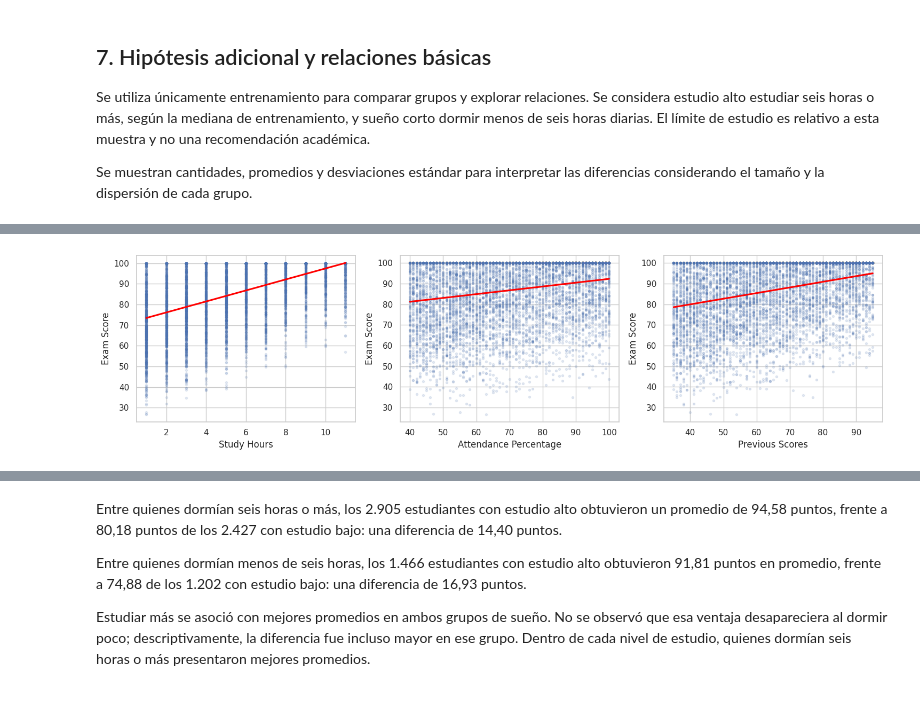
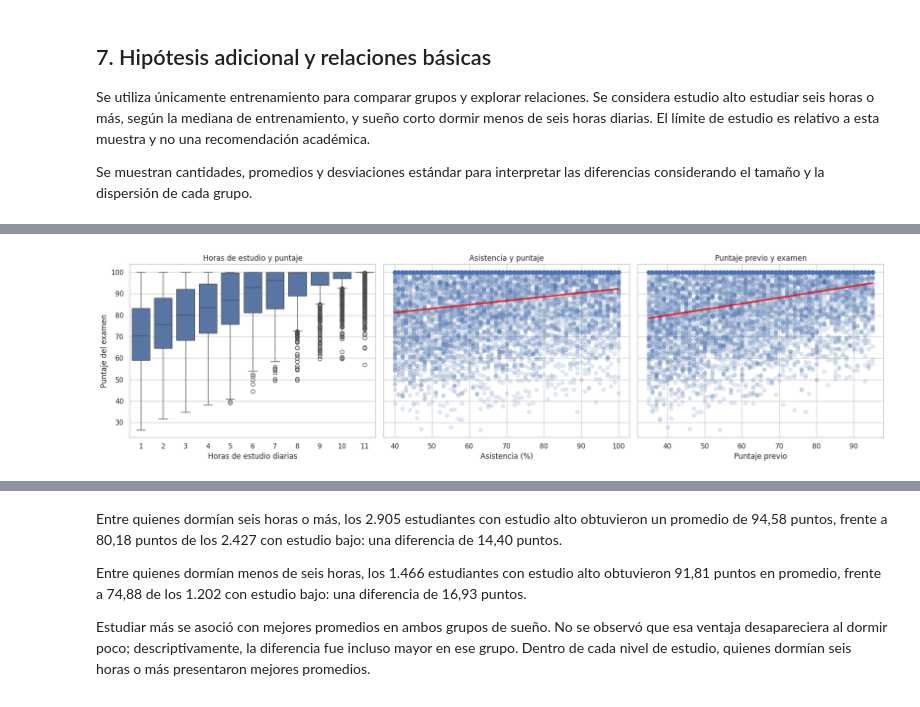
Before and after one commit to CapitanPio/tareasofi, a Jupyter notebook: reporte_rendimiento_estudiantil.ipynb, the cells around one changed output, grey strips where cells are left out. Saved outputs shown, nothing was run; the diff lists cells and outputs as text; code cells hidden in the pictures.

```diff
--- a/reporte_rendimiento_estudiantil.ipynb
+++ b/reporte_rendimiento_estudiantil.ipynb
@@ -495,65 +352,55 @@ Se utiliza únicamente entrenamiento para comparar grupos y explorar relaciones.
 
 Se muestran cantidades, promedios y desviaciones estándar para interpretar las diferencias considerando el tamaño y la dispersión de cada grupo.
 # %%
-datos_hipotesis = datos_entrenamiento.dropna(
-    subset=["Study Hours", "Sleep Hours"]
-).copy()
+# Organizar los tres gráficos en una sola fila.
+figura, ejes = plt.subplots(
+    1,
+    3,
+    figsize=(18, 5),
+    sharey=True,
+)
 
-if len(datos_hipotesis) == 0:
-    print(
-        "No hay datos completos de estudio y sueño para esta comparación."
-    )
-else:
-    mediana_horas_estudio = datos_entrenamiento["Study Hours"].median()
+# Primer gráfico: puntajes agrupados por horas de estudio.
+sns.boxplot(
+    data=datos_entrenamiento,
+    x="Study Hours",
+    y="Exam Score",
+    ax=ejes[0],
+)
 
-    datos_hipotesis["Grupo de estudio"] = np.where(
-        datos_hipotesis["Study Hours"] >= mediana_horas_estudio,
-        "Igual o superior a la mediana",
-        "Inferior a la mediana",
-    )
-    datos_hipotesis["Grupo de sueño"] = np.where(
-        datos_hipotesis["Sleep Hours"] < 6,
-        "Menos de 6 horas",
-        "6 horas o más",
-    )
+ejes[0].set_title("Horas de estudio y puntaje")
+ejes[0].set_xlabel("Horas de estudio diarias")
+ejes[0].set_ylabel("Puntaje del examen")
 
-    comparacion_hipotesis = (
-        datos_hipotesis
-        .groupby(["Grupo de sueño", "Grupo de estudio"])["Exam Score"]
-        .agg(["count", "mean", "std"])
-        .rename(columns={
-            "count": "Cantidad de estudiantes",
-            "mean": "Puntaje promedio",
-            "std": "Desviación estándar",
-        })
-    )
+# Segundo gráfico: asistencia y puntaje.
+sns.regplot(
+    data=datos_entrenamiento,
+    x="Attendance Percentage",
+    y="Exam Score",
+    ci=None,
+    scatter_kws={"alpha": 0.15},
+    line_kws={"color": "red"},
+    ax=ejes[1],
+)
 
-    print("Mediana de horas de estudio:", mediana_horas_estudio)
-    print("Estudiantes utilizados en la comparación:", len(datos_hipotesis))
-    display(comparacion_hipotesis)
+ejes[1].set_title("Asistencia y puntaje")
+ejes[1].set_xlabel("Asistencia (%)")
+ejes[1].set_ylabel("")
 
-correlaciones_entrenamiento = datos_entrenamiento[
-    columnas_numericas
-].corr()
-display(correlaciones_entrenamiento)
+# Tercer gráfico: puntaje previo y puntaje del examen.
+sns.regplot(
+    data=datos_entrenamiento,
+    x="Previous Scores",
+    y="Exam Score",
+    ci=None,
+    scatter_kws={"alpha": 0.15},
+    line_kws={"color": "red"},
+    ax=ejes[2],
+)
 
-figura, ejes = plt.subplots(1, 3, figsize=(15, 4))
-variables_relacion_puntaje = [
-    "Study Hours",
-    "Attendance Percentage",
-    "Previous Scores",
-]
-
-for posicion, nombre_variable in enumerate(variables_relacion_puntaje):
-    sns.regplot(
-        data=datos_entrenamiento,
-        x=nombre_variable,
-        y="Exam Score",
-        ci=None,
-        scatter_kws={"alpha": 0.15, "s": 8},
-        line_kws={"color": "red"},
-        ax=ejes[posicion],
-    )
+ejes[2].set_title("Puntaje previo y examen")
+ejes[2].set_xlabel("Puntaje previo")
+ejes[2].set_ylabel("")
 
 plt.tight_layout()
 plt.show()
@@ -577 +408 @@ Estudiantes utilizados en la comparación: 8000
-[figure, old version]
+[figure, new version]
```
Also changed, not shown: parts of 23 cells of this notebook, 2 other files.
